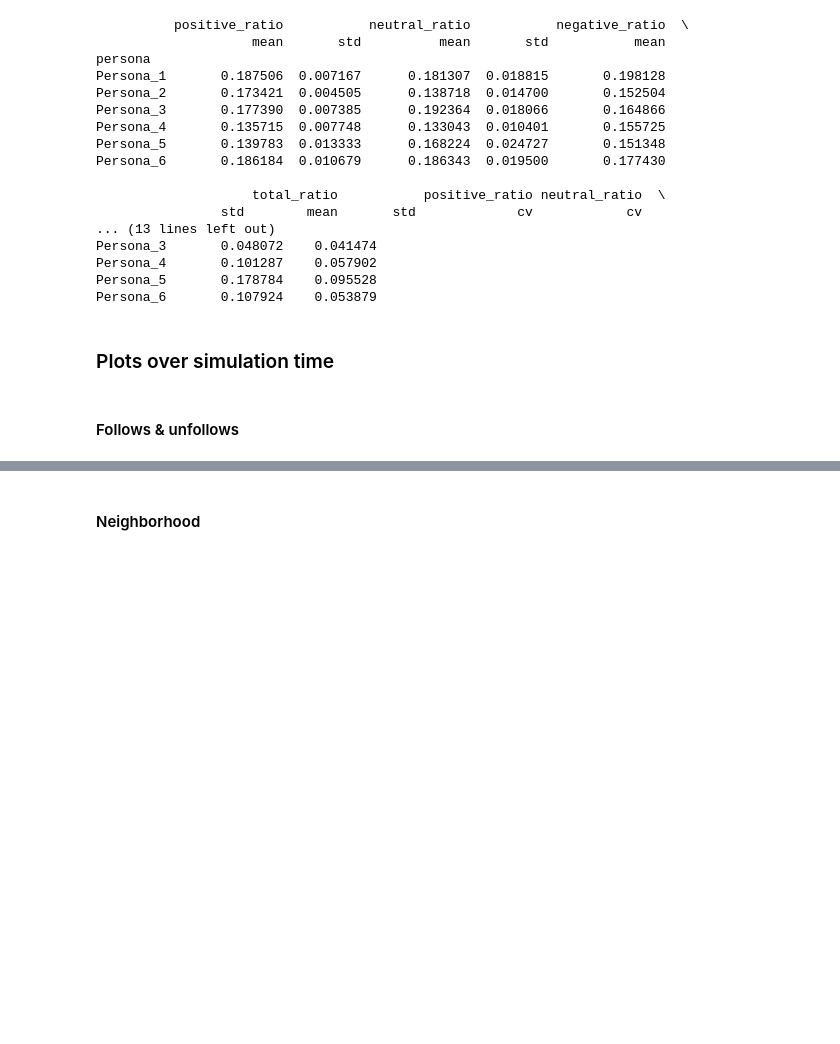
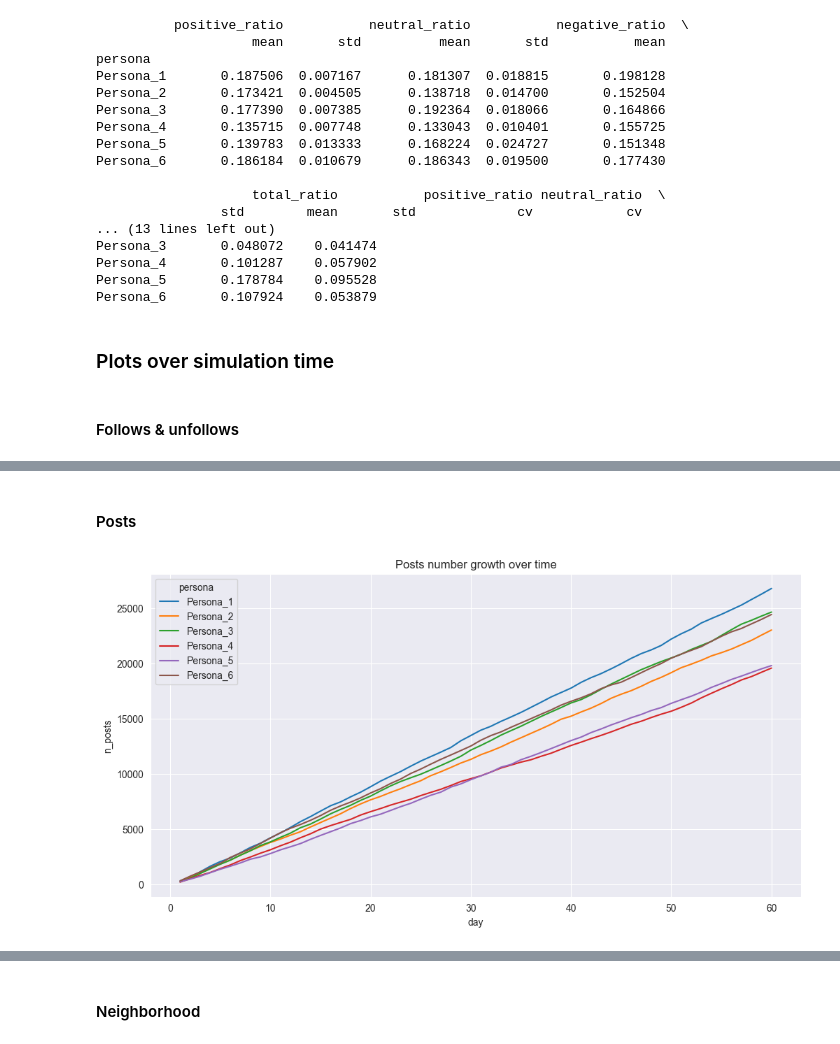
Before and after one commit to MagdalenaWilk/Personality-Driven_Behaviour_in_Synthetic_Social_Networks, a Jupyter notebook: final_analysis_config_1.ipynb, the cells around one changed output, grey strips where cells are left out. Cells and saved outputs as stored; diff of their text form; code cells hidden in the pictures; blank space fills up the shorter version.

```diff
--- a/final_analysis_config_1.ipynb
+++ b/final_analysis_config_1.ipynb
@@ -761,0 +746,30 @@ plt.show()
+# %% [markdown]
+#### Posts
+# %%
+round_iter = 24
+counts_daily = []
+
+while round_iter <= max_round:
+    posts_r = posts[posts['round'] <= round_iter]
+
+    posts_per_persona = posts_r.groupby('persona').size().reset_index(name='n_posts')
+    posts_per_persona['day'] = round_iter / 24
+
+    counts_daily.append(posts_per_persona)
+    round_iter += 24 # 1 round = 1 hour
+
+posts_daily = pd.concat(counts_daily, ignore_index=True)
+# %%
+plt.figure(figsize = (12,6))
+
+sns.lineplot(
+    data=posts_daily,
+    x='day',
+    y='n_posts',
+    hue='persona'
+)
+
+plt.title('Posts number growth over time')
+plt.show()
+# %% [output]
+[figure, added]
```
Also changed, not shown: parts of 9 cells of this notebook, 2 other files.
